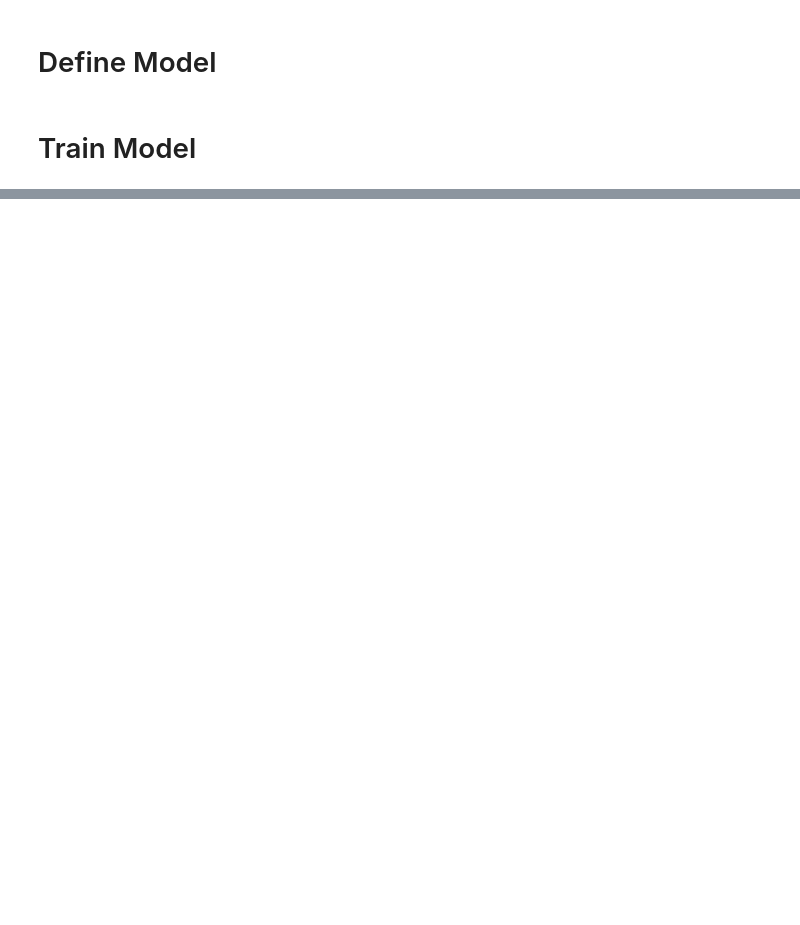
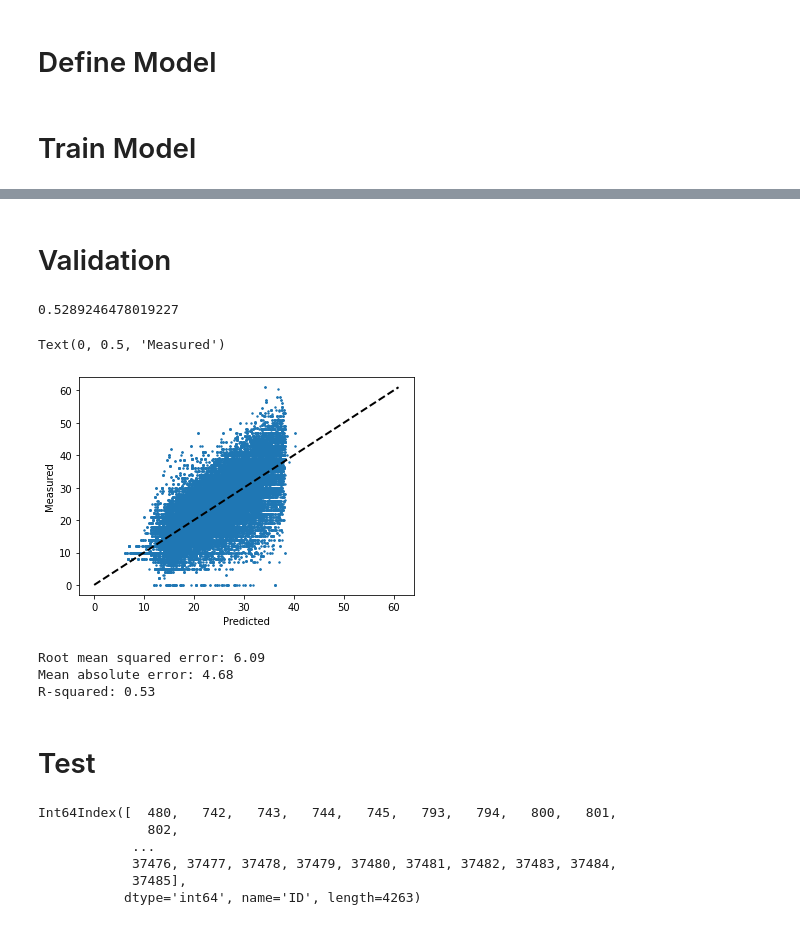
Before and after one commit to kevin879275/DL_FinalProject, a Jupyter notebook: main.ipynb, the cells around one changed output, grey strips where cells are left out. Cells and saved outputs as stored; diff of their text form; code cells hidden in the pictures; blank space fills up the shorter version.

```diff
--- a/main.ipynb
+++ b/main.ipynb
@@ -124,0 +170,6 @@ res['分娩日期'][1]
+# %%
+x = pd.merge(Train_report_x, Train_breed_x, on = '乳牛編號')
+y = x['乳量'].values
+x = x.drop(columns = ['乳牛編號','乳量'], axis = 1)
+#res
+x
@@ -127,2 +198,17 @@ res['分娩日期'][1]
+# %%
+svr = SVR()
+regr = MLPRegressor(activation='relu', alpha=0.0001, batch_size='auto', beta_1=0.9,
+       beta_2=0.999, early_stopping=False, epsilon=1e-08,
+       hidden_layer_sizes=(100,), learning_rate='constant',
+       learning_rate_init=0.001, max_iter=200, momentum=0.9,
+       n_iter_no_change=10, nesterovs_momentum=True, power_t=0.5,
+       random_state=None, shuffle=True, solver='adam', tol=0.0001,
+       validation_fraction=0.1, verbose=True, warm_start=False)
 # %% [markdown]
 # Train Model
+# %%
+# svr.fit(x,y)
+X_train, X_test, y_train, y_test = train_test_split(x, y,
+                                                    random_state=1)
+regr.fit(X_train, y_train)
+len(X_test)
@@ -128,0 +234,35 @@ res['分娩日期'][1]
+# %% [markdown]
+# Validation
+# %%
+# predict = svr.predict(x)
+# svr.score(x,y)
+predict = regr.predict(X_test)
+regr.score(X_test,y_test)
+# %% [output]
+0.5289246478019227
+# %%
+plt.scatter(predict,y_test,s=2)
+#plt.plot(predict_y, predict_y, 'ro')
+plt.plot([y_test.min(), y_test.max()], [y_test.min(), y_test.max()], 'k--', lw=2)
+plt.xlabel('Predicted')
+plt.ylabel('Measured')
+# %% [output]
+Text(0, 0.5, 'Measured')
+[figure, added]
+# %%
+# The mean squared error
+from math import sqrt
+
+print("Root mean squared error: %.2f"
+      % sqrt(mean_squared_error(y_test, predict)))
+# The absolute squared error
+print("Mean absolute error: %.2f"
+      % mean_absolute_error(y_test, predict))
+# Explained variance score: 1 is perfect prediction
+print('R-squared: %.2f' % r2_score(y_test, predict))
+# %% [output]
+Root mean squared error: 6.09
+Mean absolute error: 4.68
+R-squared: 0.53
+# %% [markdown]
+# Test
@@ -128,0 +273,14 @@ res['分娩日期'][1]
+# %%
+predict = regr.predict(x_without_ID)
+val = pd.DataFrame({'預測乳量':predict})
+x = x.join(val)
+x_group = x.groupby(['ID']).mean()
+x_index = list(range(0,x_group.shape[0]))
+x_group.index
+# %% [output]
+Int64Index([  480,   742,   743,   744,   745,   793,   794,   800,   801,
+              802,
+            ...
+            37476, 37477, 37478, 37479, 37480, 37481, 37482, 37483, 37484,
+            37485],
+           dtype='int64', name='ID', length=4263)
```
Also changed, not shown: parts of 19 cells of this notebook.
